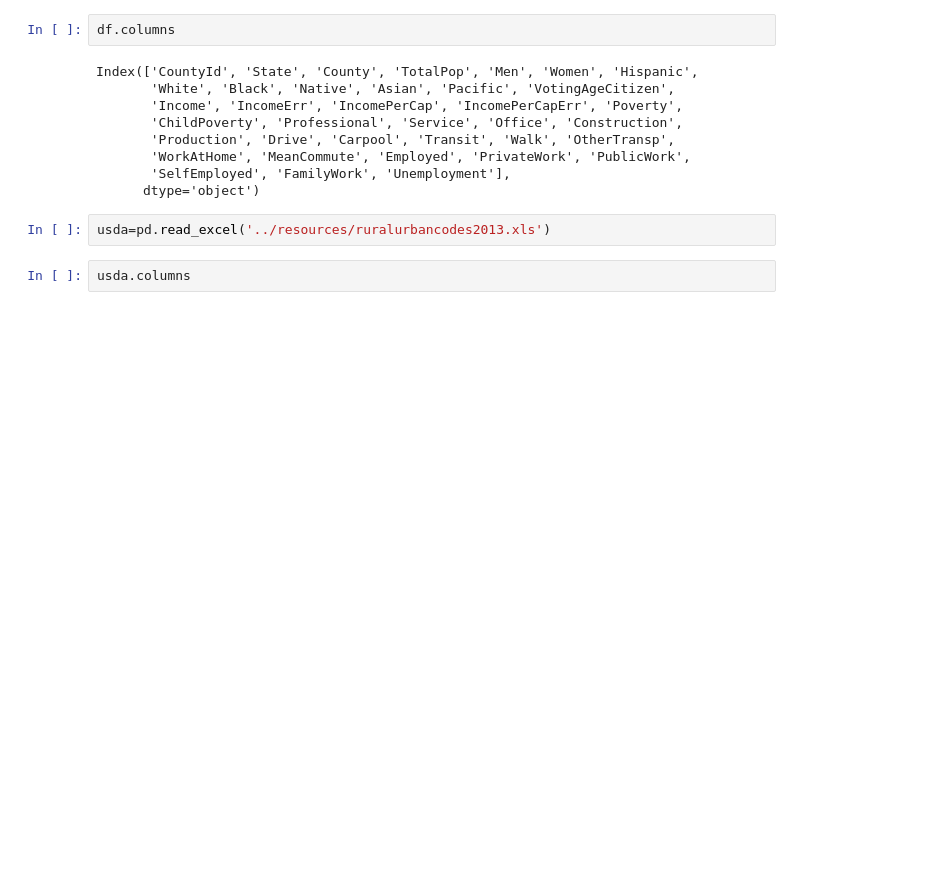
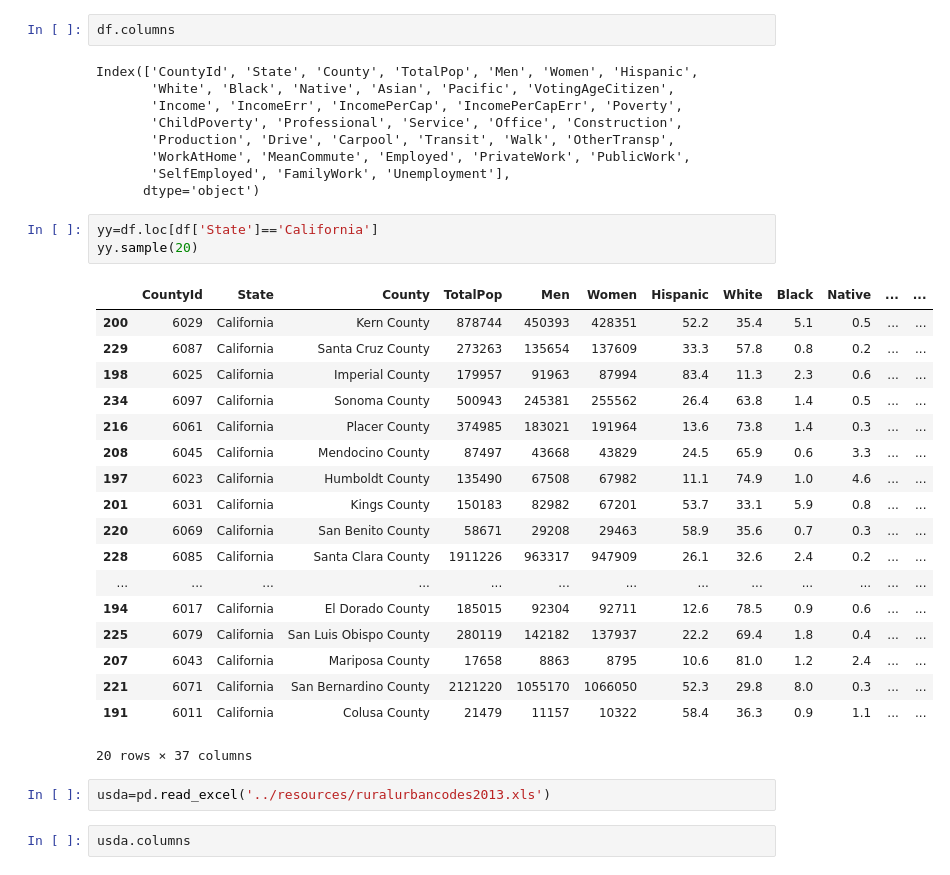
Before and after one commit to vharkar/305-virginia-census-data, a Jupyter notebook: assets/pandas_eda.ipynb, the cells around one changed output. Saved outputs shown, nothing was run; the diff lists cells and outputs as text; blank space fills up the shorter version.

```diff
--- a/assets/pandas_eda.ipynb
+++ b/assets/pandas_eda.ipynb
@@ -30,6 +30,28 @@ Index(['CountyId', 'State', 'County', 'TotalPop', 'Men', 'Women', 'Hispanic',
        'WorkAtHome', 'MeanCommute', 'Employed', 'PrivateWork', 'PublicWork',
        'SelfEmployed', 'FamilyWork', 'Unemployment'],
       dtype='object')
+# %%
+yy=df.loc[df['State']=='California']
+yy.sample(20)
+# %% [output]
+|  | CountyId | State | County | TotalPop | Men | Women | Hispanic | White | Black | Native | ... | ... |
+| 200 | 6029 | California | Kern County | 878744 | 450393 | 428351 | 52.2 | 35.4 | 5.1 | 0.5 | ... | ... |
+| 229 | 6087 | California | Santa Cruz County | 273263 | 135654 | 137609 | 33.3 | 57.8 | 0.8 | 0.2 | ... | ... |
+| 198 | 6025 | California | Imperial County | 179957 | 91963 | 87994 | 83.4 | 11.3 | 2.3 | 0.6 | ... | ... |
+| 234 | 6097 | California | Sonoma County | 500943 | 245381 | 255562 | 26.4 | 63.8 | 1.4 | 0.5 | ... | ... |
+| 216 | 6061 | California | Placer County | 374985 | 183021 | 191964 | 13.6 | 73.8 | 1.4 | 0.3 | ... | ... |
+| 208 | 6045 | California | Mendocino County | 87497 | 43668 | 43829 | 24.5 | 65.9 | 0.6 | 3.3 | ... | ... |
+| 197 | 6023 | California | Humboldt County | 135490 | 67508 | 67982 | 11.1 | 74.9 | 1.0 | 4.6 | ... | ... |
+| 201 | 6031 | California | Kings County | 150183 | 82982 | 67201 | 53.7 | 33.1 | 5.9 | 0.8 | ... | ... |
+| 220 | 6069 | California | San Benito County | 58671 | 29208 | 29463 | 58.9 | 35.6 | 0.7 | 0.3 | ... | ... |
+| 228 | 6085 | California | Santa Clara County | 1911226 | 963317 | 947909 | 26.1 | 32.6 | 2.4 | 0.2 | ... | ... |
+| ... | ... | ... | ... | ... | ... | ... | ... | ... | ... | ... | ... | ... |
+| 194 | 6017 | California | El Dorado County | 185015 | 92304 | 92711 | 12.6 | 78.5 | 0.9 | 0.6 | ... | ... |
+| 225 | 6079 | California | San Luis Obispo County | 280119 | 142182 | 137937 | 22.2 | 69.4 | 1.8 | 0.4 | ... | ... |
+| 207 | 6043 | California | Mariposa County | 17658 | 8863 | 8795 | 10.6 | 81.0 | 1.2 | 2.4 | ... | ... |
+| 221 | 6071 | California | San Bernardino County | 2121220 | 1055170 | 1066050 | 52.3 | 29.8 | 8.0 | 0.3 | ... | ... |
+| 191 | 6011 | California | Colusa County | 21479 | 11157 | 10322 | 58.4 | 36.3 | 0.9 | 1.1 | ... | ... |
+20 rows × 37 columns
 # %%
 usda=pd.read_excel('../resources/ruralurbancodes2013.xls')
 # %%
```
Also changed, not shown: parts of 2 cells of this notebook, 1 other file.
